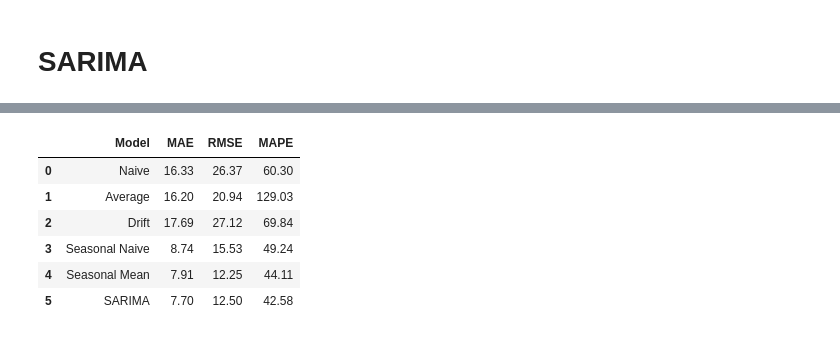
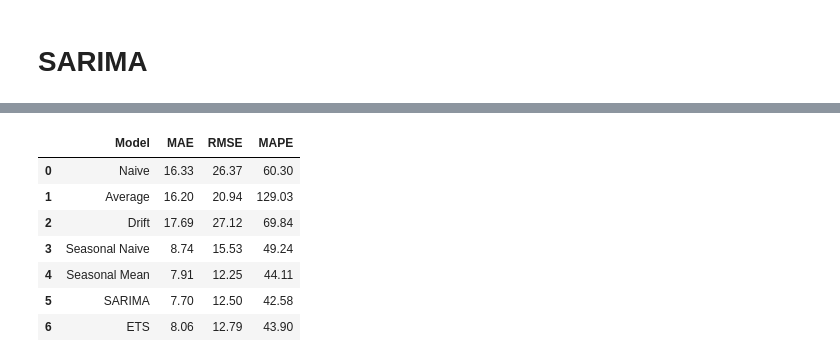
Before and after one commit to EmmanuelNiyi/Data-Driven-Surveillance-Lassa-Fever-Forecasting-for-Public-Health-Action, a Jupyter notebook: 4-classical-models.ipynb, the cells around one changed output, grey strips where cells are left out. Drawn from its saved outputs; the diff is of its cells as text; code cells hidden in the pictures.

Commit message:
Kaggle Notebook | 4. Classical Models | ets + sarima

```diff
--- a/4-classical-models.ipynb
+++ b/4-classical-models.ipynb
@@ -140,17 +152,30 @@ os.makedirs("outputs/models", exist_ok=True)
 # %%
-# Import packages
-from scipy.special import inv_boxcox
-from statsmodels.tsa.arima.model import ARIMA
+import numpy as np
+import pandas as pd
+import matplotlib.pyplot as plt
+from statsmodels.tsa.holtwinters import ExponentialSmoothing
+from sklearn.metrics import mean_absolute_error, mean_squared_error
 
-# Build ARIMA model
-model = ARIMA(train['confirmed_cases'], order=(1, 1, 0),
-              seasonal_order=(0, 1, 1, 52)).fit()
-test['sarima_forecasts'] = model.forecast(len(test))
+# ===== 1. Fit ETS Model =====
+
+ets_model = ExponentialSmoothing(
+    train['confirmed_cases'],
+    trend='add',
+    seasonal='add',
+    seasonal_periods=52
+).fit()
+
+# ===== 2. Forecast =====
+
+ets_forecast = ets_model.forecast(len(test))
+
+# Attach forecast to test set
+test['ets_forecasts'] = ets_forecast.values
 
 # Plot the forecasts
-plot_forecasts(sarima_forecasts, 'SARIMA Forecast')
+plot_forecasts(test['ets_forecasts'], 'ETS')
 
 # Calculate metrics and add to results dataframe
-metrics_list = ['SARIMA'] + calculate_evaluation_metrics(test['confirmed_cases'], test['sarima_forecasts'])
+metrics_list = ['ETS'] + calculate_evaluation_metrics(test['confirmed_cases'], test['ets_forecasts'])
 metrics_table.loc[len(metrics_table)] = metrics_list
 # %% [output]
@@ -158,11 +183 @@ Non-invertible starting seasonal moving average Using zeros as starting paramete
 [interactive output not drawn]
-# %%
-metrics_table
-# %% [output]
-|  | Model | MAE | RMSE | MAPE |
-| 0 | Naive | 16.33 | 26.37 | 60.30 |
-| 1 | Average | 16.20 | 20.94 | 129.03 |
-| 2 | Drift | 17.69 | 27.12 | 69.84 |
-| 3 | Seasonal Naive | 8.74 | 15.53 | 49.24 |
-| 4 | Seasonal Mean | 7.91 | 12.25 | 44.11 |
-| 5 | SARIMA | 7.70 | 12.50 | 42.58 |
@@ -190,0 +184,12 @@ metrics_table
+# %%
+metrics_table.to_csv('metrics_table.csv', index=False)
+metrics_table
+# %% [output]
+|  | Model | MAE | RMSE | MAPE |
+| 0 | Naive | 16.33 | 26.37 | 60.30 |
+| 1 | Average | 16.20 | 20.94 | 129.03 |
+| 2 | Drift | 17.69 | 27.12 | 69.84 |
+| 3 | Seasonal Naive | 8.74 | 15.53 | 49.24 |
+| 4 | Seasonal Mean | 7.91 | 12.25 | 44.11 |
+| 5 | SARIMA | 7.70 | 12.50 | 42.58 |
+| 6 | ETS | 8.06 | 12.79 | 43.90 |
```
Also changed, not shown: parts of 7 cells of this notebook.
